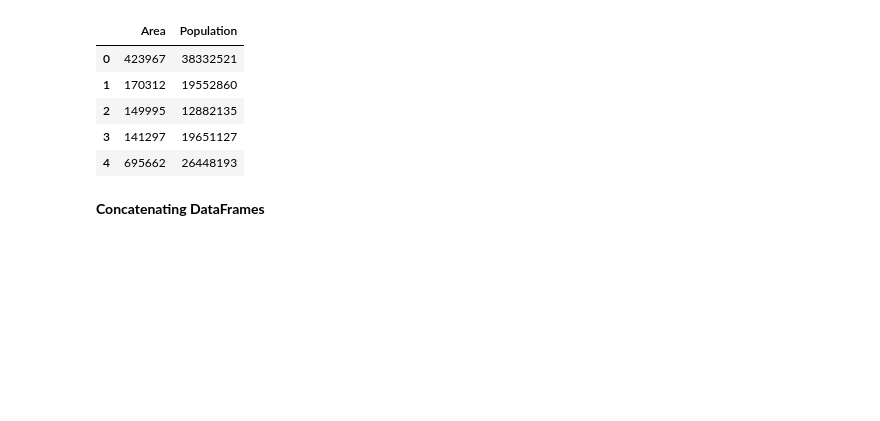
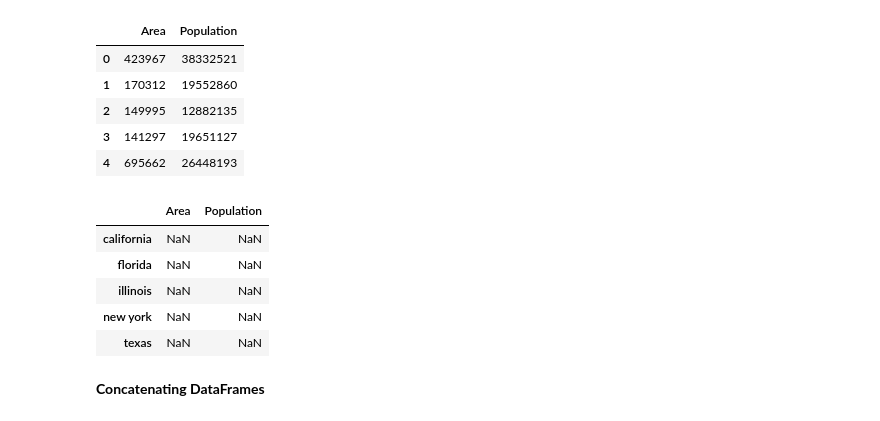
Before and after one commit to rajiv-ranjan/cds-nov-02-03, a Jupyter notebook: Practice - Numpy, Pandas, Matplotlib/In_Class_Notebook_November, 02, 2024/2-Pandas.ipynb, the cells around one changed output. Drawn from its saved outputs; the diff is of its cells as text; code cells hidden in the pictures; blank space fills up the shorter version.

```diff
--- a/Practice - Numpy, Pandas, Matplotlib/In_Class_Notebook_November, 02, 2024/2-Pandas.ipynb
+++ b/Practice - Numpy, Pandas, Matplotlib/In_Class_Notebook_November, 02, 2024/2-Pandas.ipynb
@@ -216,6 +227,18 @@ df
 | 2 | 149995 | 12882135 |
 | 3 | 141297 | 19651127 |
 | 4 | 695662 | 26448193 |
+# %%
+# TODO explain the behavior
+
+df = pd.DataFrame(data=data, index=indexcols)
+df
+# %% [output]
+|  | Area | Population |
+| california | NaN | NaN |
+| florida | NaN | NaN |
+| illinois | NaN | NaN |
+| new york | NaN | NaN |
+| texas | NaN | NaN |
 # %% [markdown]
 **Concatenating DataFrames**
 # %%
```
Also changed, not shown: parts of 14 cells of this notebook, 4 other files.
